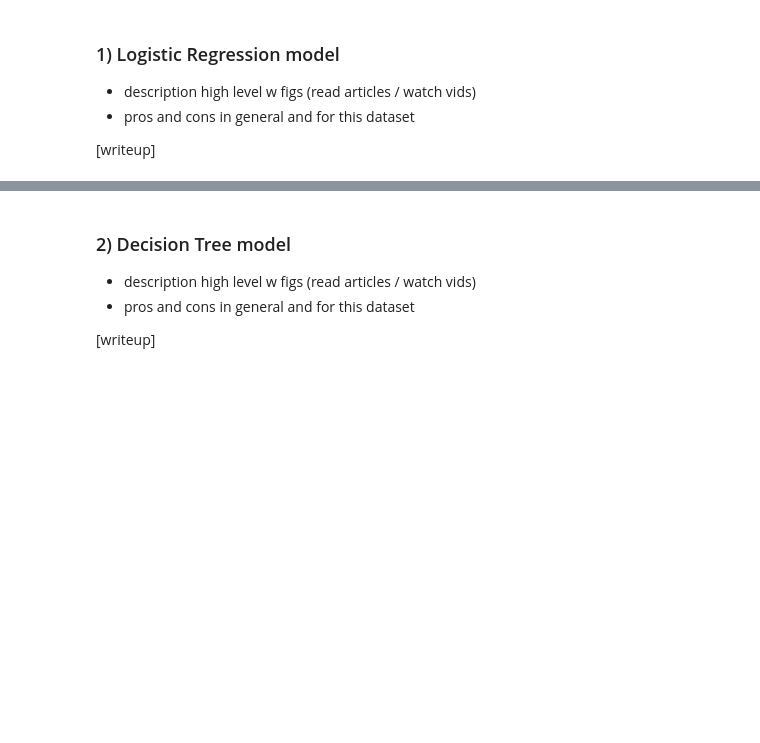
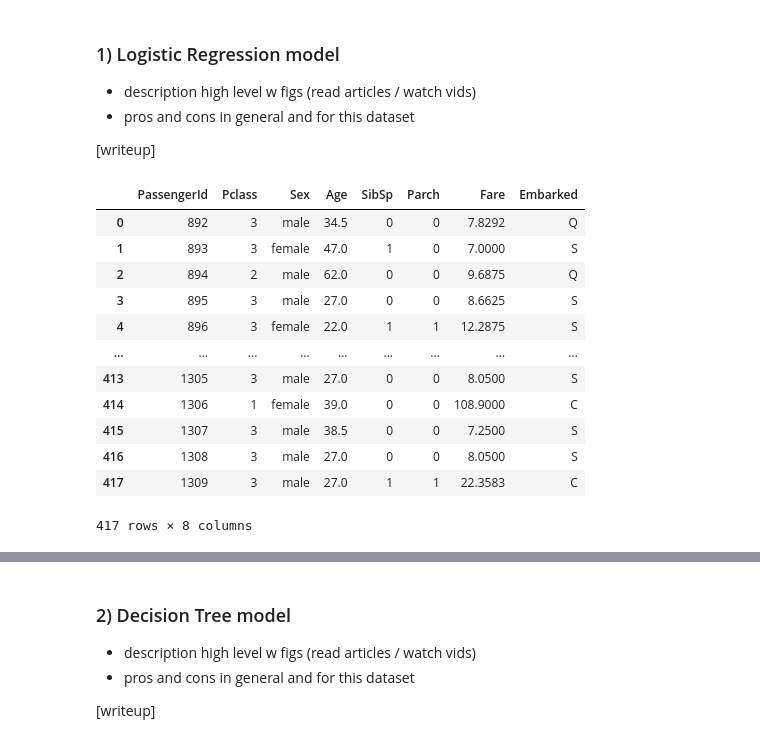
Before and after one commit to ejwang8/titanic-eda-modelling, a Jupyter notebook: titanic-eda-modelling.ipynb, the cells around one changed output, grey strips where cells are left out. Drawn from its saved outputs; the diff is of its cells as text; code cells hidden in the pictures; blank space fills up the shorter version.

```diff
--- a/titanic-eda-modelling.ipynb
+++ b/titanic-eda-modelling.ipynb
@@ -94,3 +316,18 @@ x
 [writeup]
 # %%
 # log reg code
+X_train = train_df.copy()
+X_train.drop(columns=['Name', 'Ticket', 'Survived'], inplace=True)
+y_train = train_df['Survived']
+X_test = test_df.copy()
+X_test.drop(axis=1, columns='Cabin', inplace=True)
+X_test['Age'].fillna(X_test['Age'].median(), inplace=True)
+X_test.dropna(subset=['Fare'], inplace=True)
+X_test.drop(columns=['Name', 'Ticket'], inplace=True)
+# %%
+# make all numerical
+
+X_train['Sex'] = X_train['Sex'].map({'male': 0, 'female': 1})
+X_test['Sex'] = X_test['Sex'].map({'male': 0, 'female': 1})
+X_train['Sex'] = X_train['Sex'].map({'Q': 0, 'S': 1, 'C': 2})
+X_test['Sex'] = X_test['Sex'].map({'Q': 0, 'S': 1, 'C': 2})
@@ -96,0 +336,16 @@ x
+# %%
+X_test
+# %% [output]
+|  | PassengerId | Pclass | Sex | Age | SibSp | Parch | Fare | Embarked |
+| 0 | 892 | 3 | male | 34.5 | 0 | 0 | 7.8292 | Q |
+| 1 | 893 | 3 | female | 47.0 | 1 | 0 | 7.0000 | S |
+| 2 | 894 | 2 | male | 62.0 | 0 | 0 | 9.6875 | Q |
+| 3 | 895 | 3 | male | 27.0 | 0 | 0 | 8.6625 | S |
+| 4 | 896 | 3 | female | 22.0 | 1 | 1 | 12.2875 | S |
+| ... | ... | ... | ... | ... | ... | ... | ... | ... |
+| 413 | 1305 | 3 | male | 27.0 | 0 | 0 | 8.0500 | S |
+| 414 | 1306 | 1 | female | 39.0 | 0 | 0 | 108.9000 | C |
+| 415 | 1307 | 3 | male | 38.5 | 0 | 0 | 7.2500 | S |
+| 416 | 1308 | 3 | male | 27.0 | 0 | 0 | 8.0500 | S |
+| 417 | 1309 | 3 | male | 27.0 | 1 | 1 | 22.3583 | C |
+417 rows × 8 columns
```
Also changed, not shown: parts of 29 cells of this notebook, 1 other file.
